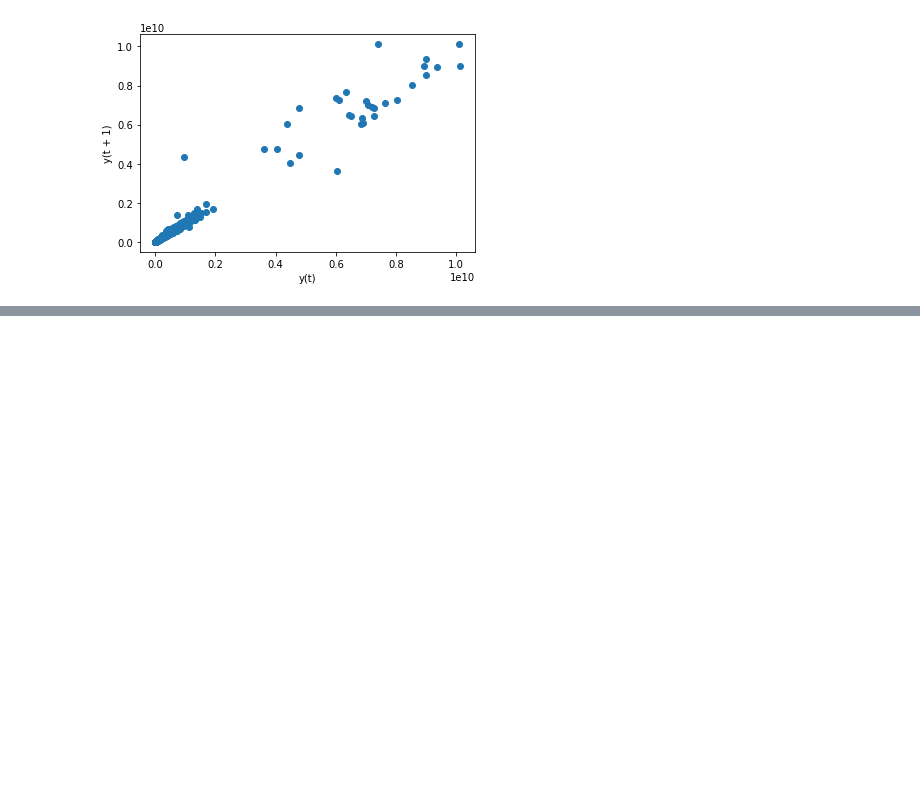
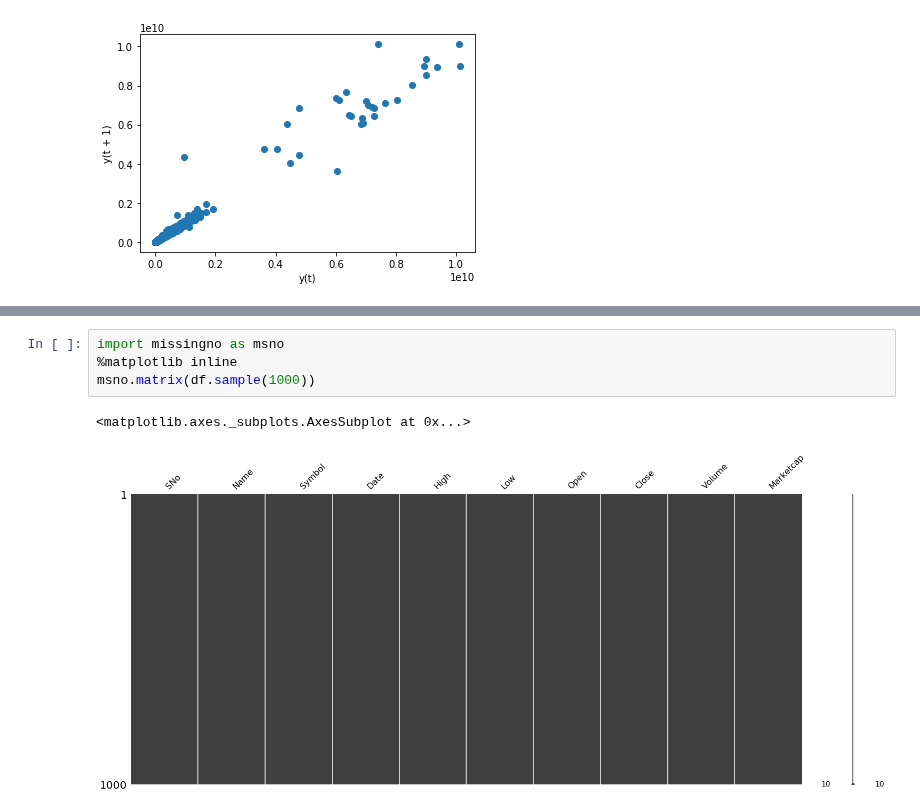
Before and after one commit to DSEI21000-S21/project-altcoinpriceprediction, a Jupyter notebook: experiments/emoreira/Doge Coin Analysis.ipynb, the cells around one changed output, grey strips where cells are left out. Drawn from its saved outputs; the diff is of its cells as text; blank space fills up the shorter version.

```diff
--- a/experiments/emoreira/Doge Coin Analysis.ipynb
+++ b/experiments/emoreira/Doge Coin Analysis.ipynb
@@ -107,0 +160,7 @@ Text(0, 0.5, 'Close')
+# %%
+import missingno as msno
+%matplotlib inline
+msno.matrix(df.sample(1000))
+# %% [output]
+<matplotlib.axes._subplots.AxesSubplot at 0x...>
+[figure, added]
```
Also changed, not shown: parts of 34 cells of this notebook.
